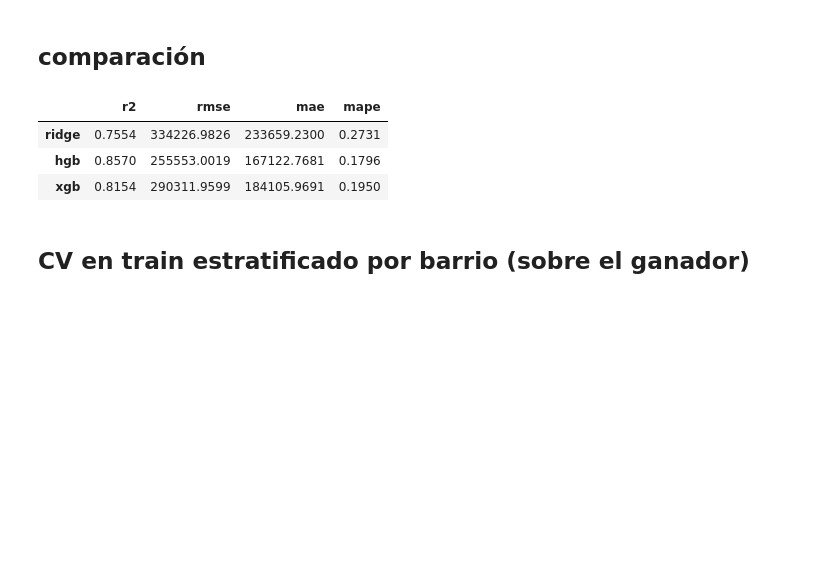
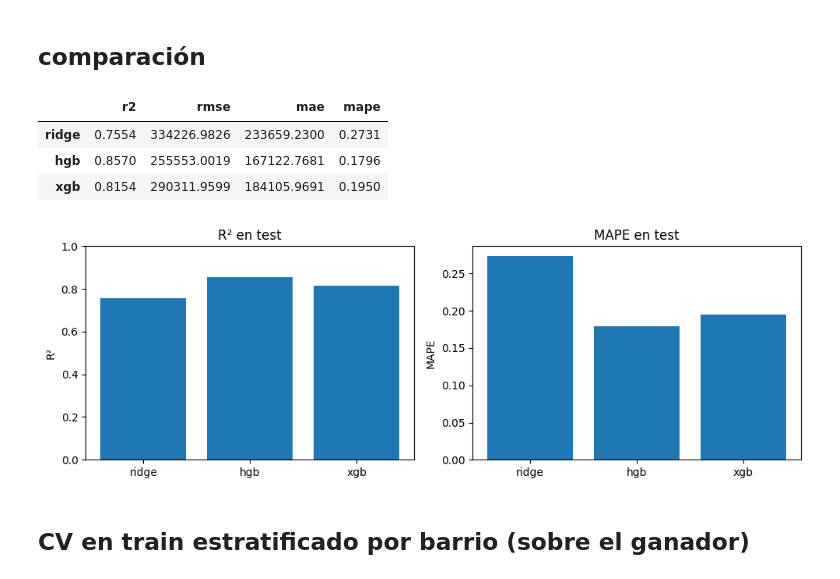
Before and after one commit to MFelix9310/prueba-tecnica-ds-propiedata, a Jupyter notebook: notebooks/02_modelado.ipynb, the cells around one changed output. Saved outputs shown, nothing was run; the diff lists cells and outputs as text; code cells hidden in the pictures; blank space fills up the shorter version.

Commit message:
feat: agrego graficas inline en 02_modelado (comparacion de modelos, prediccion vs real, feature importance, mape por cuartil y por barrio)

```diff
--- a/notebooks/02_modelado.ipynb
+++ b/notebooks/02_modelado.ipynb
@@ -246,6 +246,23 @@ comparacion
 | ridge | 0.7554 | 334226.9826 | 233659.2300 | 0.2731 |
 | hgb | 0.8570 | 255553.0019 | 167122.7681 | 0.1796 |
 | xgb | 0.8154 | 290311.9599 | 184105.9691 | 0.1950 |
+# %%
+# lo mismo pero visual
+fig, axes = plt.subplots(1, 2, figsize=(10, 3.5))
+
+axes[0].bar(['ridge', 'hgb', 'xgb'], [m_ridge['r2'], m_hgb['r2'], m_xgb['r2']])
+axes[0].set_ylabel('R²')
+axes[0].set_ylim(0, 1)
+axes[0].set_title('R² en test')
+
+axes[1].bar(['ridge', 'hgb', 'xgb'], [m_ridge['mape'], m_hgb['mape'], m_xgb['mape']])
+axes[1].set_ylabel('MAPE')
+axes[1].set_title('MAPE en test')
+
+plt.tight_layout()
+plt.show()
+# %% [output]
+[figure, added]
 # %% [markdown]
 ## CV en train estratificado por barrio (sobre el ganador)
 # %%
```
Also changed, not shown: parts of 7 cells of this notebook.
